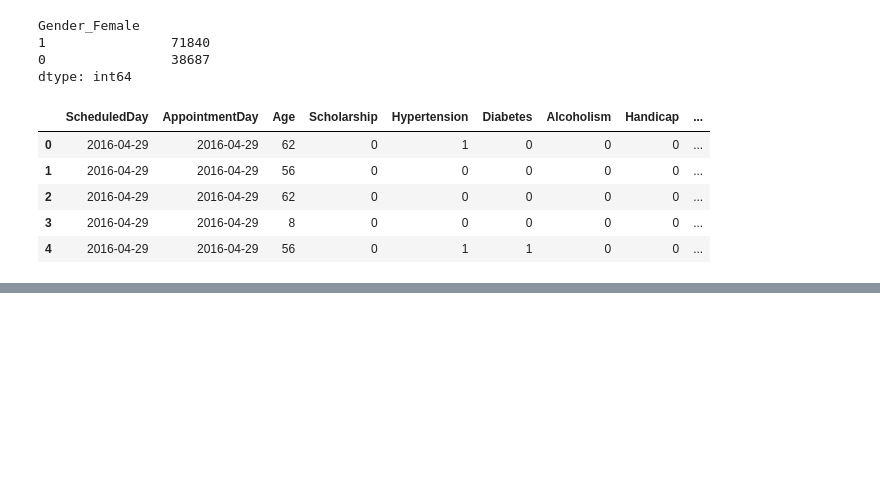
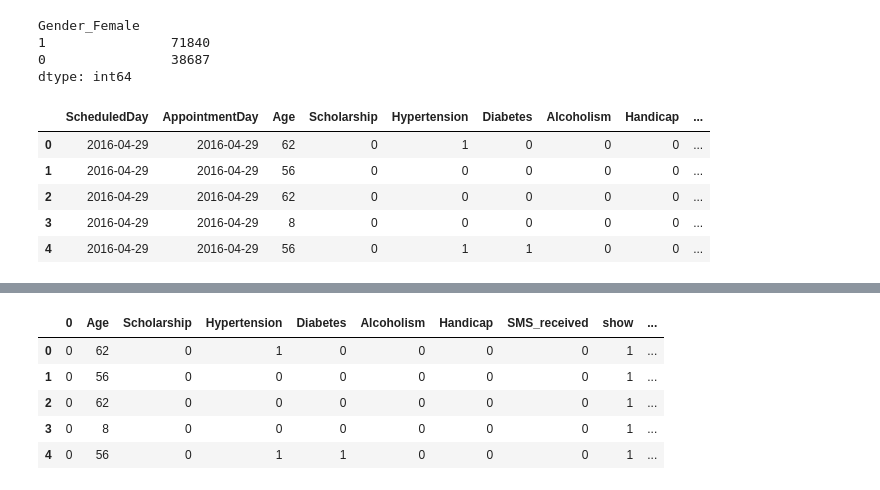
Before and after one commit to Milan1508/HealthCare_Data_Analysis, a Jupyter notebook: preprocessing.ipynb, the cells around one changed output, grey strips where cells are left out. Cells and saved outputs as stored; diff of their text form; code cells hidden in the pictures; blank space fills up the shorter version.

```diff
--- a/preprocessing.ipynb
+++ b/preprocessing.ipynb
@@ -183,0 +195,2 @@ px.box(df,  y=df.Age )
+# %%
+diff = df.AppointmentDay - df.ScheduledDay
@@ -183,0 +223,9 @@ px.box(df,  y=df.Age )
+# %%
+df = pd.concat([diff, df], axis=1)
+# %% [output]
+|  | 0 | Age | Scholarship | Hypertension | Diabetes | Alcoholism | Handicap | SMS_received | show | ... |
+| 0 | 0 | 62 | 0 | 1 | 0 | 0 | 0 | 0 | 1 | ... |
+| 1 | 0 | 56 | 0 | 0 | 0 | 0 | 0 | 0 | 1 | ... |
+| 2 | 0 | 62 | 0 | 0 | 0 | 0 | 0 | 0 | 1 | ... |
+| 3 | 0 | 8 | 0 | 0 | 0 | 0 | 0 | 0 | 1 | ... |
+| 4 | 0 | 56 | 0 | 1 | 1 | 0 | 0 | 0 | 1 | ... |
```
Also changed, not shown: parts of 16 cells of this notebook, 1 other file.
